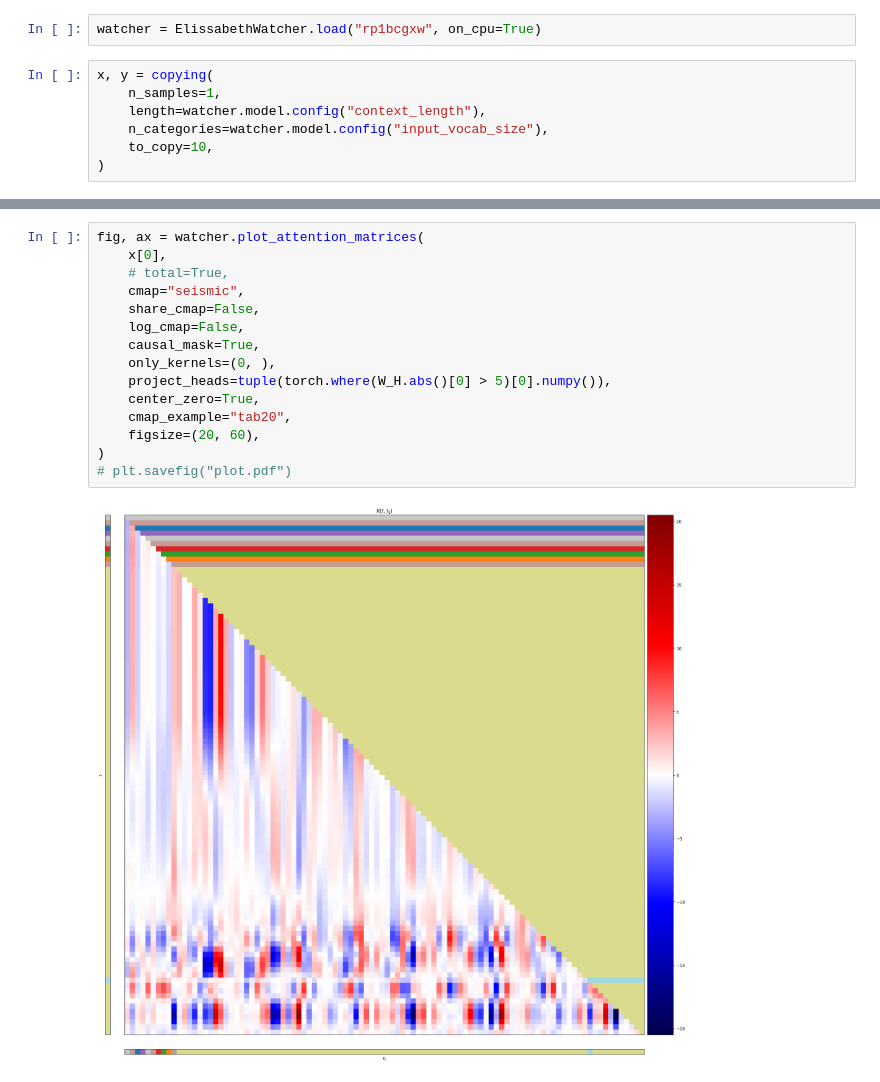
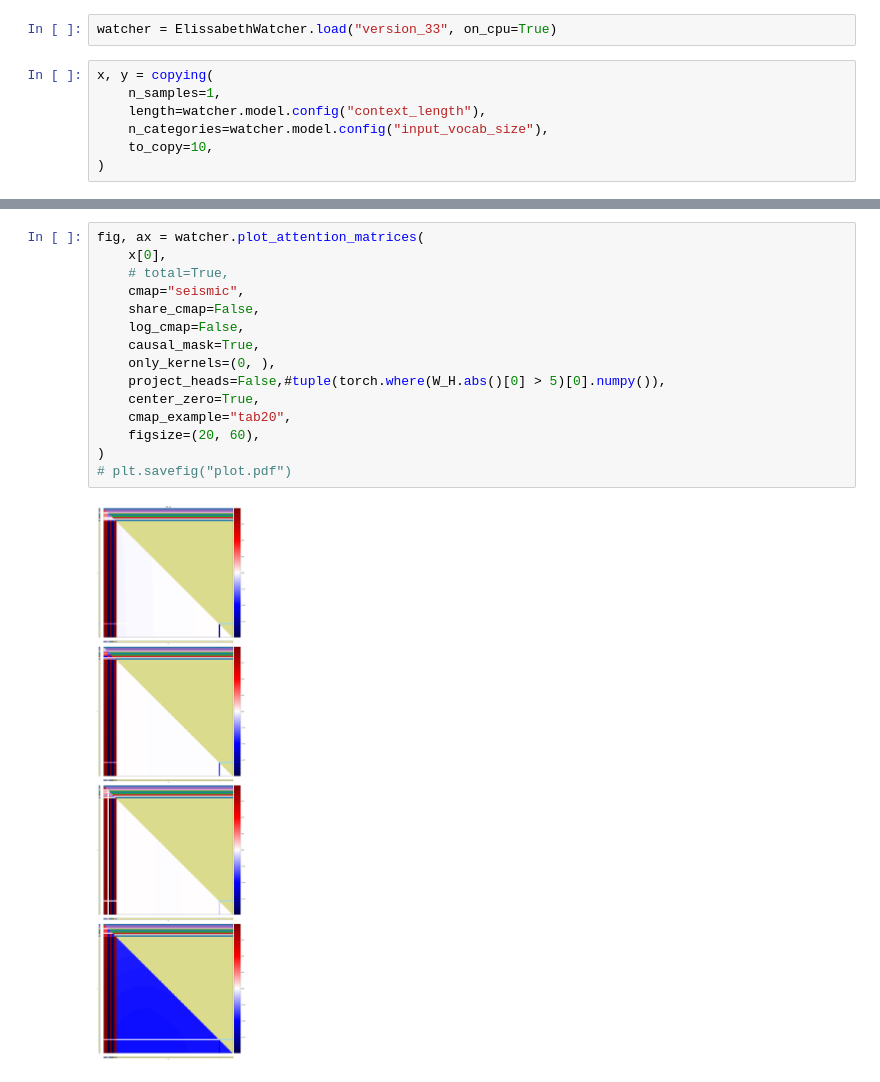
Before and after one commit to irkri/elissabeth, a Jupyter notebook: projects/copying/test.ipynb, the cells around one changed output, grey strips where cells are left out. Drawn from its saved outputs; the diff is of its cells as text.

```diff
--- a/projects/copying/test.ipynb
+++ b/projects/copying/test.ipynb
@@ -18,7 +18,7 @@ config = {
     "val_size": 0.2,
 }
 # %%
-watcher = ElissabethWatcher.load("rp1bcgxw", on_cpu=True)
+watcher = ElissabethWatcher.load("version_33", on_cpu=True)
 # %%
 x, y = copying(
     n_samples=1,
@@ -59,20 +74,20 @@ fig, ax = watcher.plot_iss(
 # %%
 fig, ax = watcher.plot_attention_matrices(
     x[0],
     # total=True,
     cmap="seismic",
     share_cmap=False,
     log_cmap=False,
     causal_mask=True,
     only_kernels=(0, ),
-    project_heads=tuple(torch.where(W_H.abs()[0] > 5)[0].numpy()),
+    project_heads=False,#tuple(torch.where(W_H.abs()[0] > 5)[0].numpy()),
     center_zero=True,
     cmap_example="tab20",
     figsize=(20, 60),
 )
 # plt.savefig("plot.pdf")
 # %% [output]
-[figure, old version]
+[figure, new version]
 # %%
 fig, ax = watcher.plot_parameter_matrix(
     "layers.0.W_H",
```
Also changed, not shown: parts of 11 cells of this notebook, 4 other files.
